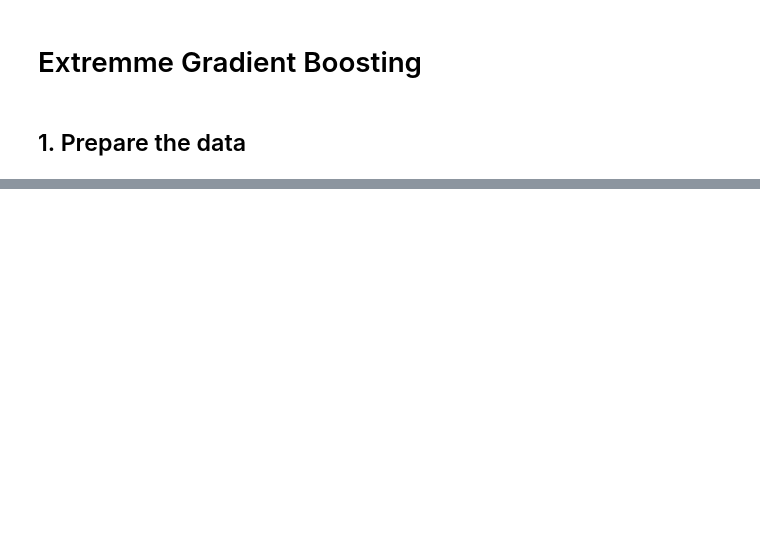
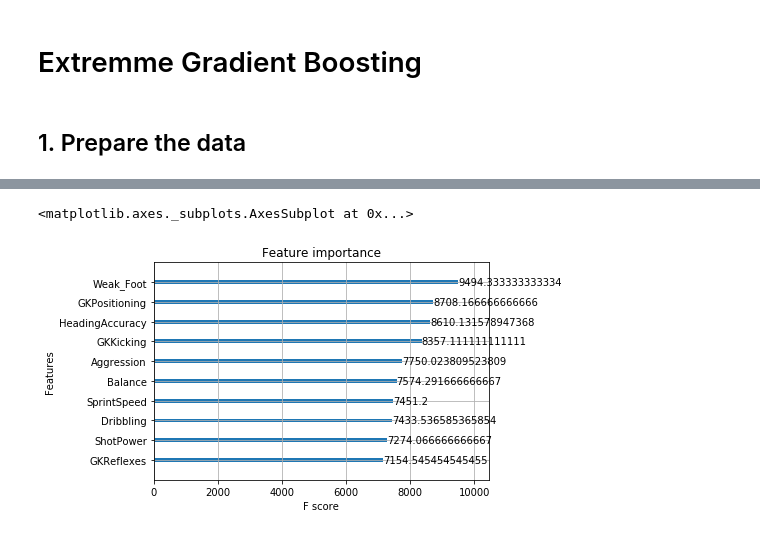
Before and after one commit to arubiales/trees-models, a Jupyter notebook: Extremme Gradient Boosting.ipynb, the cells around one changed output, grey strips where cells are left out. Saved outputs shown, nothing was run; the diff lists cells and outputs as text; code cells hidden in the pictures; blank space fills up the shorter version.

```diff
--- a/Extremme Gradient Boosting.ipynb
+++ b/Extremme Gradient Boosting.ipynb
@@ -95,0 +79,5 @@ XGBRegressor?
+# %%
+plot_importance(xgb_reg2, max_num_features=10, importance_type='cover')
+# %% [output]
+<matplotlib.axes._subplots.AxesSubplot at 0x...>
+[figure, added]
```
Also changed, not shown: parts of 12 cells of this notebook, 12 other files.
